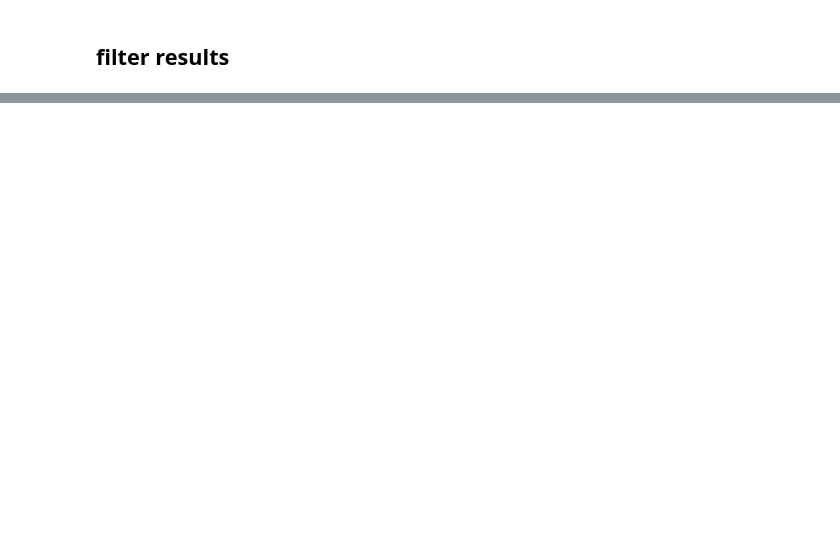
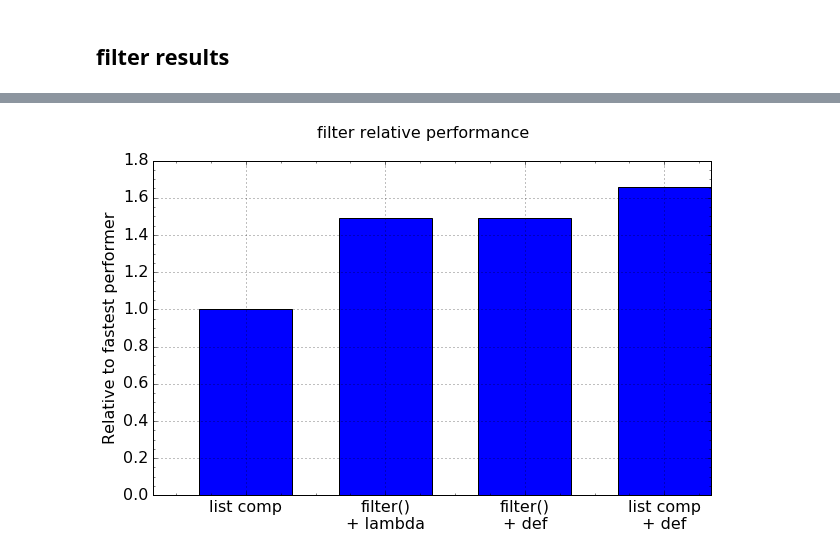
Before and after one commit to raggleton/random-notebooks, a Jupyter notebook: map & filter performance.ipynb, the cells around one changed output, grey strips where cells are left out. Drawn from its saved outputs; the diff is of its cells as text; code cells hidden in the pictures; blank space fills up the shorter version.

```diff
--- a/map & filter performance.ipynb
+++ b/map & filter performance.ipynb
@@ -209,0 +242,20 @@ plt.suptitle('filter performance (error is RMS of measurements)')
+# %%
+filter_results_relative_ordered = filter_results_ordered.copy()
+fastest = filter_results_relative_ordered.values()[0][0]
+for k, v in filter_results_relative_ordered.iteritems():
+    filter_results_relative_ordered[k][0] = v[0] / fastest
+    filter_results_relative_ordered[k][1] = v[1] / fastest
+# %%
+plt.bar(left=[i*3 for i in range(len(filter_results))],
+        width=2,
+        height=[x[0] for x in filter_results_relative_ordered.values()],
+        tick_label=filter_results_relative_ordered.keys(),
+#         yerr=[x[1] for x in filter_results_relative_ordered.values()],
+        align='center',
+        ecolor='black')
+plt.ylabel('Relative to fastest performer')
+plt.suptitle('filter relative performance')
+plt.minorticks_on()
+plt.grid()
+# %% [output]
+[figure, added]
```
Also changed, not shown: parts of 16 cells of this notebook.
